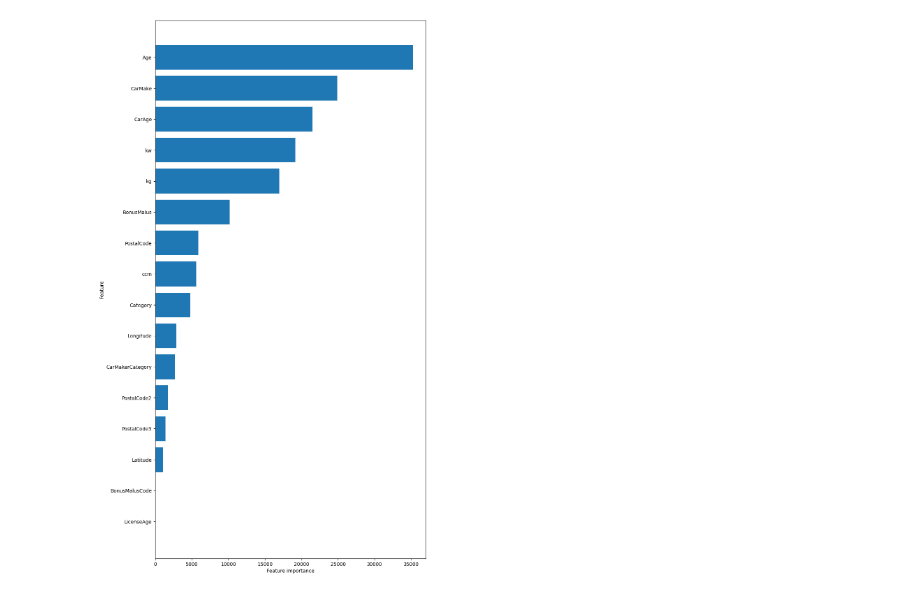
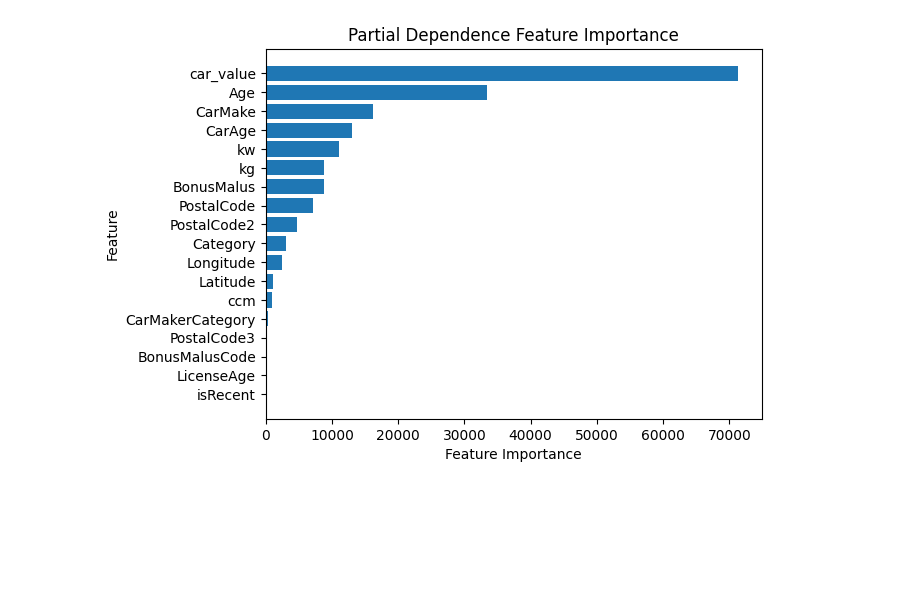
Before and after one commit to asdasde/market_models, a Jupyter notebook: notebooks/market_model.ipynb, the cells around one changed output. Cells and saved outputs as stored; diff of their text form; code cells hidden in the pictures; blank space fills up the shorter version.

```diff
--- a/notebooks/market_model.ipynb
+++ b/notebooks/market_model.ipynb
@@ -100,2 +102,2 @@ prepareDir(KPI_DATA_PATH)
 # %%
-data = pd.read_csv(DATA_PATH)
+DATA = pd.read_csv(DATA_PATH)
@@ -517,15 +508,55 @@ Attempting to set identical low and high ylims makes transformation singular; au
-# %%
-partialDepenadanceFeatureImportance = []
-for col in transposed_train[features].select_dtypes(include='number').columns:
-    partialDepenadanceFeatureImportance.append(
-        np.std(pdep(scModel, transposed_train[features].select_dtypes(include='number'), [col])['average']))
-
-cols = transposed_train[features].select_dtypes(include='number').columns
-ind = [x for _, x in sorted(zip(partialDepenadanceFeatureImportance, cols))]
-plt.figure(figsize=(10, 20))
-plt.barh(y=ind, width=sorted(partialDepenadanceFeatureImportance))
-plt.ylabel('Feature')
-plt.xlabel('Feature importance')
-plt.savefig(KPI_DATA_PATH + 'PDPimportancePlot.jpg', bbox_inches='tight')
-# %% [output]
-[figure, removed]
+# %%
+def partial_dependence_analysis(model: xgboost.Booster,
+                                data: pd.DataFrame = None,
+                                feature_names: list = FEATURES,
+                                grid_resolution : int = 100) -> tuple:
+
+    if data is None:
+        data = TRAIN_DATA
+
+    importance_dict = {}
+    pdp_dict = {}
+
+    for feature_name in feature_names:
+        if data[feature_name].dtype == 'category':  # Check if the variable is categorical
+            unique_values = data[feature_name].unique()
+            partial_dependence_values = []
+
+            for value in unique_values:
+                data_copy = data.copy()
+                data_copy[feature_name] = value
+                dmatrix = xgboost.DMatrix(data_copy.drop(TARGET_VARIABLE, axis=1))
+                predictions = model.predict(dmatrix)
+                partial_dependence_values.append(np.mean(predictions))
+
+            importance_dict[feature_name] = np.std(partial_dependence_values)
+            pdp_dict[feature_name] = (unique_values, partial_dependence_values)
+        else:
+            feature_range = np.linspace(data[feature_name].min(), data[feature_name].max(), grid_resolution)
+            partial_dependence_values = []
+
+            for value in feature_range:
+                data_copy = data.copy()
+                data_copy[feature_name] = value
+                dmatrix = xgboost.DMatrix(data_copy.drop(TARGET_VARIABLE, axis=1))
+                predictions = model.predict(dmatrix)
+                partial_dependence_values.append(np.mean(predictions))
+
+            importance_dict[feature_name] = np.std(partial_dependence_values)
+            pdp_dict[feature_name] = (feature_range, partial_dependence_values)
+
+    return pdp_dict, importance_dict
+
+grid_resolution = 100
+pdp_dict, feature_importance_dict = partial_dependence_analysis(model, DATA, FEATURES, grid_resolution)
+
+sorted_feature_importance = sorted(feature_importance_dict.items(), key=lambda x: x[1], reverse=False)
+features_, importance_values = zip(*sorted_feature_importance)
+
+plt.barh(features_, importance_values)
+plt.xlabel('Feature Importance')
+plt.ylabel('Feature')
+plt.title('Partial Dependence Feature Importance')
+plt.savefig(KPI_DATA_PATH + 'PDPimportancePlot.jpg', bbox_inches='tight')
+# %% [output]
+[figure, added]
```
Also changed, not shown: parts of 38 cells of this notebook.
